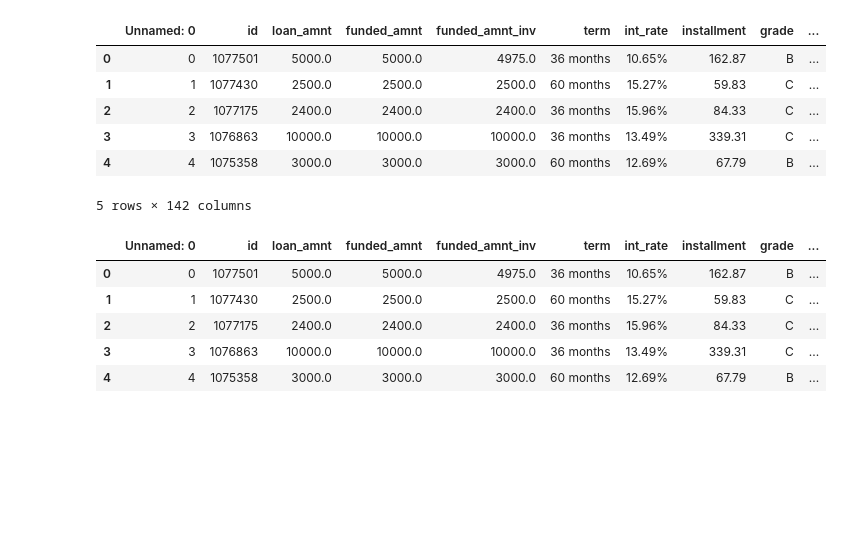
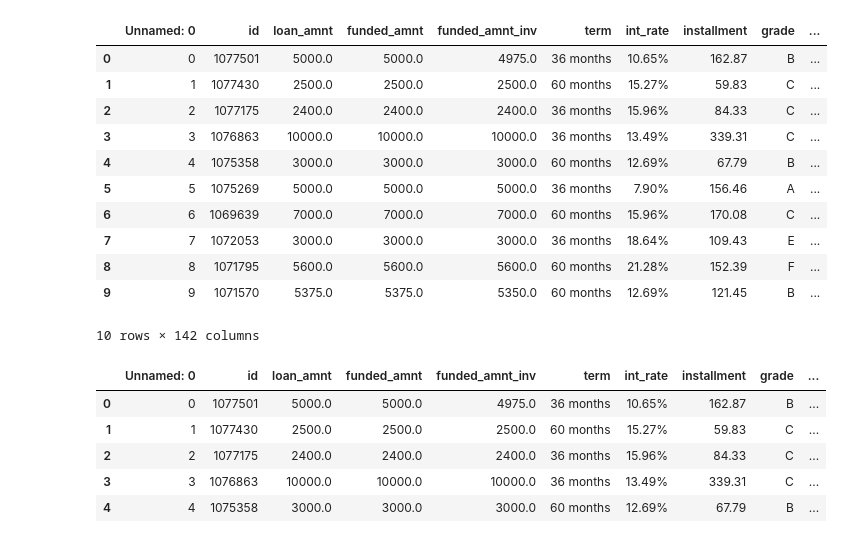
Before and after one commit to nt1983/final-project, a Jupyter notebook: load.ipynb, the cells around one changed output. Saved outputs shown, nothing was run; the diff lists cells and outputs as text; code cells hidden in the pictures; blank space fills up the shorter version.

```diff
--- a/load.ipynb
+++ b/load.ipynb
@@ -10,16 +12,22 @@ try:
     import matplotlib.pyplot as plt
 except Exception as e:
         print(f'a module(s) have not been imported {e}')
-# %%
-df = pd.read_csv(filepath, low_memory=False)
-
-df.head()
-# %% [output]
-|  | Unnamed: 0 | id | loan_amnt | funded_amnt | funded_amnt_inv | term | int_rate | installment | grade | ... |
-| 0 | 0 | 1077501 | 5000.0 | 5000.0 | 4975.0 | 36 months | 10.65% | 162.87 | B | ... |
-| 1 | 1 | 1077430 | 2500.0 | 2500.0 | 2500.0 | 60 months | 15.27% | 59.83 | C | ... |
-| 2 | 2 | 1077175 | 2400.0 | 2400.0 | 2400.0 | 36 months | 15.96% | 84.33 | C | ... |
-| 3 | 3 | 1076863 | 10000.0 | 10000.0 | 10000.0 | 36 months | 13.49% | 339.31 | C | ... |
-| 4 | 4 | 1075358 | 3000.0 | 3000.0 | 3000.0 | 60 months | 12.69% | 67.79 | B | ... |
-5 rows × 142 columns
+# %%
+# Read the file, takes a long time, so be patient
+df = pd.read_csv(filepath)
+# %%
+df.head(10)
+# %% [output]
+|  | Unnamed: 0 | id | loan_amnt | funded_amnt | funded_amnt_inv | term | int_rate | installment | grade | ... |
+| 0 | 0 | 1077501 | 5000.0 | 5000.0 | 4975.0 | 36 months | 10.65% | 162.87 | B | ... |
+| 1 | 1 | 1077430 | 2500.0 | 2500.0 | 2500.0 | 60 months | 15.27% | 59.83 | C | ... |
+| 2 | 2 | 1077175 | 2400.0 | 2400.0 | 2400.0 | 36 months | 15.96% | 84.33 | C | ... |
+| 3 | 3 | 1076863 | 10000.0 | 10000.0 | 10000.0 | 36 months | 13.49% | 339.31 | C | ... |
+| 4 | 4 | 1075358 | 3000.0 | 3000.0 | 3000.0 | 60 months | 12.69% | 67.79 | B | ... |
+| 5 | 5 | 1075269 | 5000.0 | 5000.0 | 5000.0 | 36 months | 7.90% | 156.46 | A | ... |
+| 6 | 6 | 1069639 | 7000.0 | 7000.0 | 7000.0 | 60 months | 15.96% | 170.08 | C | ... |
+| 7 | 7 | 1072053 | 3000.0 | 3000.0 | 3000.0 | 36 months | 18.64% | 109.43 | E | ... |
+| 8 | 8 | 1071795 | 5600.0 | 5600.0 | 5600.0 | 60 months | 21.28% | 152.39 | F | ... |
+| 9 | 9 | 1071570 | 5375.0 | 5375.0 | 5350.0 | 60 months | 12.69% | 121.45 | B | ... |
+10 rows × 142 columns
 # %%
```
Also changed, not shown: parts of 9 cells of this notebook, 1 other file.
